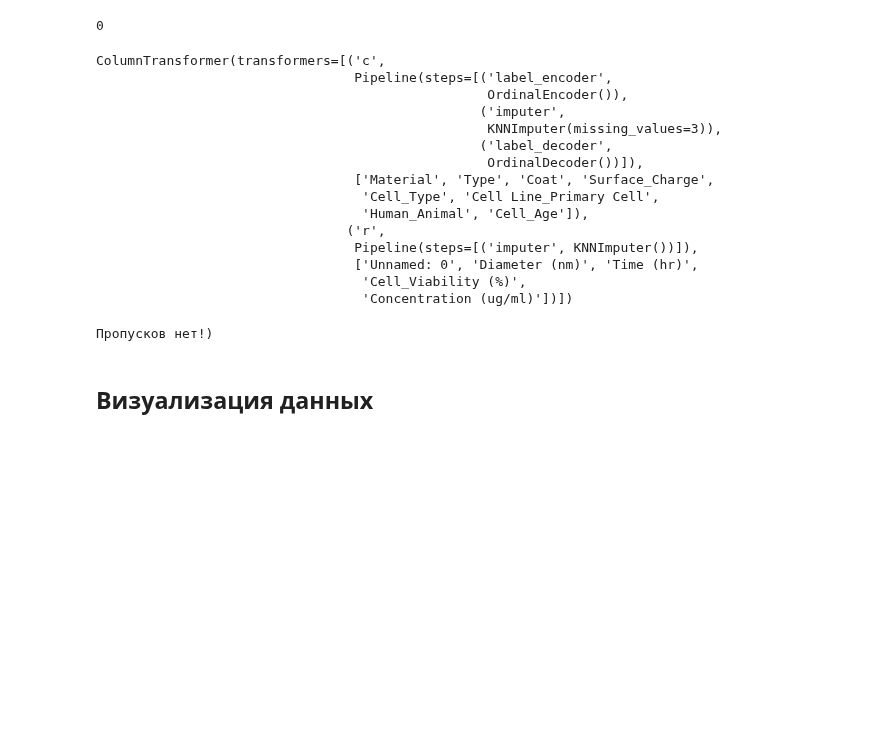
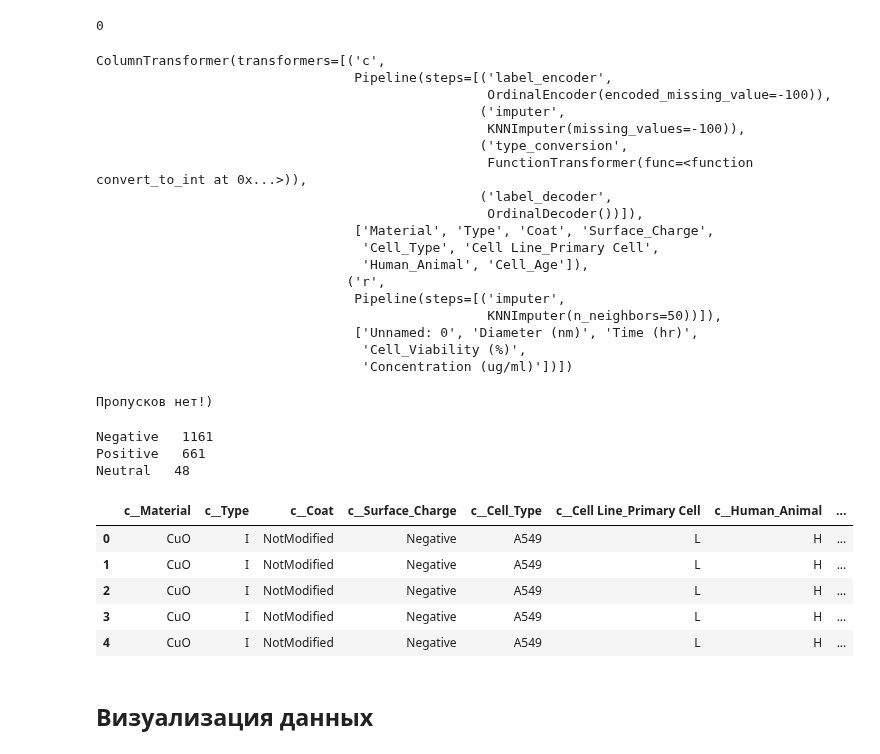
Before and after one commit to dobrotvorn/DataCon23, a Jupyter notebook: Mini_task1.ipynb, the cells around one changed output. Saved outputs shown, nothing was run; the diff lists cells and outputs as text; code cells hidden in the pictures; blank space fills up the shorter version.

```diff
--- a/Mini_task1.ipynb
+++ b/Mini_task1.ipynb
@@ -305,6 +321,12 @@ from sklearn.base import BaseEstimator, TransformerMixin
 #     return x.replace(none_mapper)
 
 # Custom transformer to invert the label encoding
+def convert_to_int(X):
+    X= X.round().astype(np.float64) # Change columns 2 and 4 to int
+    return X
+
+int_converter = FunctionTransformer(convert_to_int)
+
 class OrdinalDecoder(BaseEstimator, TransformerMixin):
     def __init__(self):
       pass
@@ -321,7 +343,7 @@ class OrdinalDecoder(BaseEstimator, TransformerMixin):
         return text_columns
 
 
-ordinal_encoder = OrdinalEncoder()
+ordinal_encoder = OrdinalEncoder(encoded_missing_value=-100)
 ordinal_encoder.fit(df[text_columns])
 # print('1   ', ordinal_encoder.categories_) # запустив эту строчку,
 # можно посмотреть на то, какие переменные закодированы
@@ -330,7 +352,8 @@ numerical_transformer = Pipeline(
     steps=[
 
           ('label_encoder', ordinal_encoder),
-          ('imputer', KNNImputer(missing_values=3, n_neighbors=5)), # находим самые похожие семплы и определяем пропущенное значение как среднее в этих семплах
+          ('imputer', KNNImputer(missing_values=-100, n_neighbors=5)), # находим самые похожие семплы и определяем пропущенное значение как среднее в этих семплах
+          ('type_conversion', int_converter),
           ('label_decoder',  OrdinalDecoder())
         # ('encoder', OneHotEncoder()),
         # ('scaler', StandardScaler())
@@ -339,7 +362,7 @@ numerical_transformer = Pipeline(
 
 ratio_transformer = Pipeline(
     steps=[
-          ('imputer', KNNImputer(n_neighbors=5)),
+          ('imputer', KNNImputer(n_neighbors=50)),
         # ('imputer', IterativeImputer(random_state=0)),
 
         # ('encoder', OneHotEncoder()),
@@ -358,16 +381,19 @@ column_transformer.set_output(transform='pandas') # вот такой транс
 # %% [output]
 ColumnTransformer(transformers=[('c',
                                  Pipeline(steps=[('label_encoder',
-                                                  OrdinalEncoder()),
+                                                  OrdinalEncoder(encoded_missing_value=-100)),
                                                  ('imputer',
-                                                  KNNImputer(missing_values=3)),
+                                                  KNNImputer(missing_values=-100)),
+                                                 ('type_conversion',
+                                                  FunctionTransformer(func=<function convert_to_int at 0x...>)),
                                                  ('label_decoder',
                                                   OrdinalDecoder())]),
                                  ['Material', 'Type', 'Coat', 'Surface_Charge',
                                   'Cell_Type', 'Cell Line_Primary Cell',
                                   'Human_Animal', 'Cell_Age']),
                                 ('r',
-                                 Pipeline(steps=[('imputer', KNNImputer())]),
+                                 Pipeline(steps=[('imputer',
+                                                  KNNImputer(n_neighbors=50))]),
                                  ['Unnamed: 0', 'Diameter (nm)', 'Time (hr)',
                                   'Cell_Viability (%)',
                                   'Concentration (ug/ml)'])])
@@ -382,3 +410,19 @@ data_transformed.to_csv('clear_data_first_minitask.csv')
+# %%
+for i in data_transformed['c__Surface_Charge'].unique():
+  print(i, ' ', (data_transformed['c__Surface_Charge'] == i).sum())
+# %% [output]
+Negative   1161
+Positive   661
+Neutral   48
+# %%
+data_transformed.head(5)
+# %% [output]
+|  | c__Material | c__Type | c__Coat | c__Surface_Charge | c__Cell_Type | c__Cell Line_Primary Cell | c__Human_Animal | ... |
+| 0 | CuO | I | NotModified | Negative | A549 | L | H | ... |
+| 1 | CuO | I | NotModified | Negative | A549 | L | H | ... |
+| 2 | CuO | I | NotModified | Negative | A549 | L | H | ... |
+| 3 | CuO | I | NotModified | Negative | A549 | L | H | ... |
+| 4 | CuO | I | NotModified | Negative | A549 | L | H | ... |
 # %% [markdown]
 ## Визуализация данных
 # %%
```
Also changed, not shown: parts of 10 cells of this notebook.
